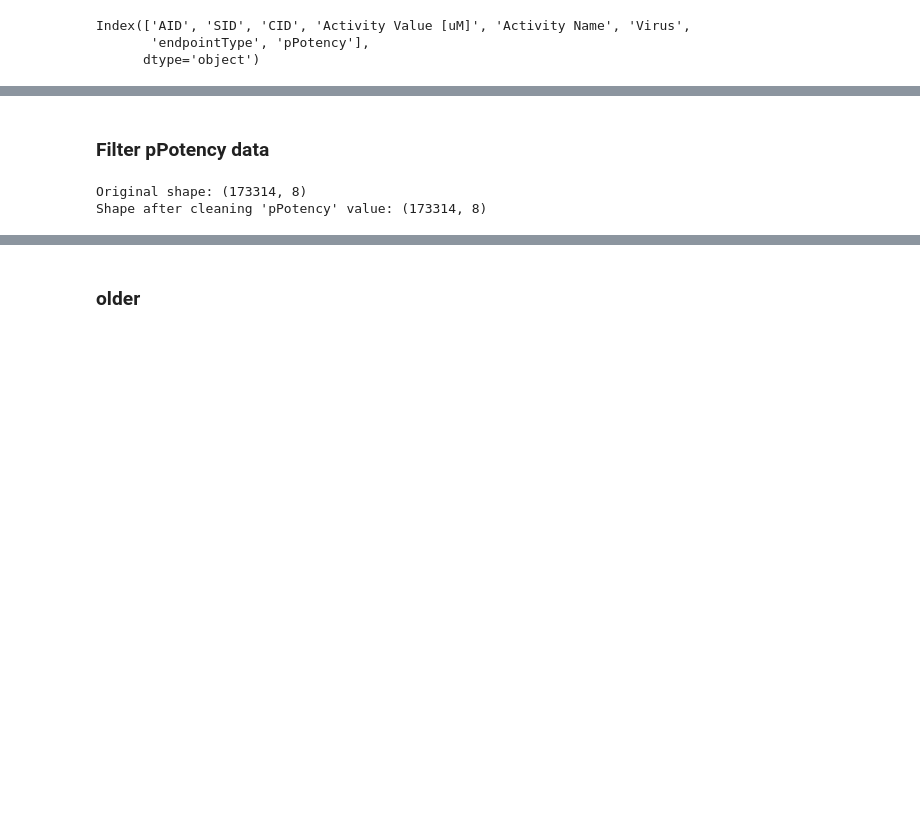
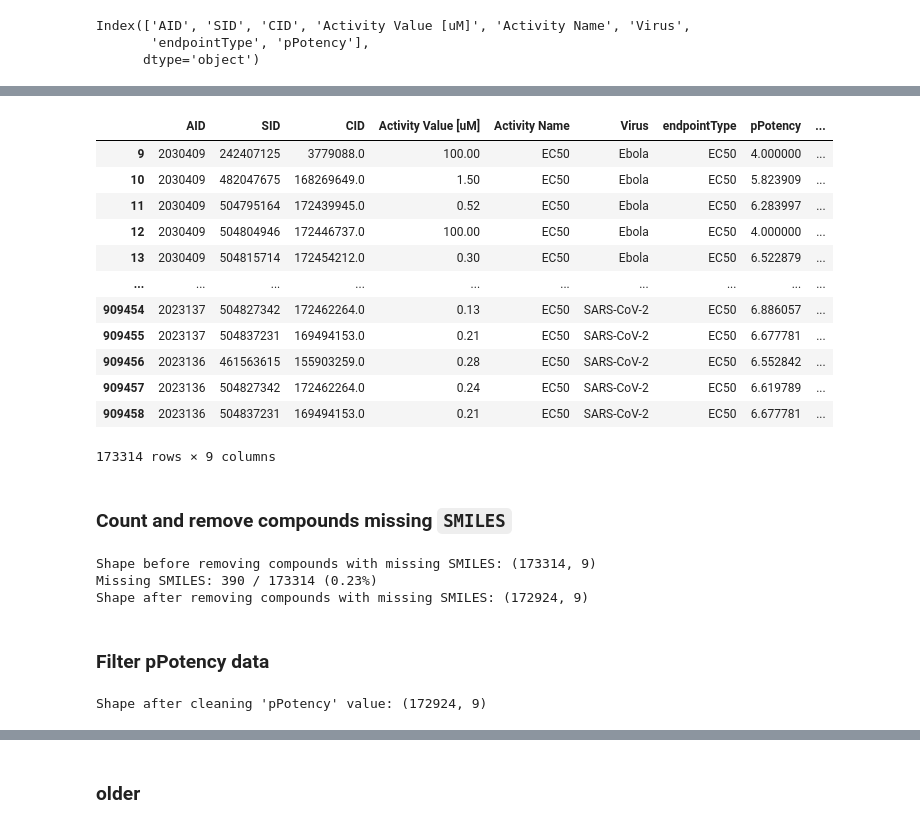
Before and after one commit to soumyadeepghosh35/DTRA_DrugDesign, a Jupyter notebook: DTRA_project_notebooks/Step1_chEMBL_virusData.ipynb, the cells around one changed output, grey strips where cells are left out. Drawn from its saved outputs; the diff is of its cells as text; code cells hidden in the pictures; blank space fills up the shorter version.

Commit message:
adding code to fetch pubchem bio-assay data

```diff
--- a/DTRA_project_notebooks/Step1_chEMBL_virusData.ipynb
+++ b/DTRA_project_notebooks/Step1_chEMBL_virusData.ipynb
@@ -1388,12 +1393,44 @@ RuntimeError: Sanity check failed: PubChem returned no SMILES for the test CIDs.
+# %%
+
+allVirus_pubchem_wSMILES
+# %% [output]
+|  | AID | SID | CID | Activity Value [uM] | Activity Name | Virus | endpointType | pPotency | ... |
+| 9 | 2030409 | 242407125 | 3779088.0 | 100.00 | EC50 | Ebola | EC50 | 4.000000 | ... |
+| 10 | 2030409 | 482047675 | 168269649.0 | 1.50 | EC50 | Ebola | EC50 | 5.823909 | ... |
+| 11 | 2030409 | 504795164 | 172439945.0 | 0.52 | EC50 | Ebola | EC50 | 6.283997 | ... |
+| 12 | 2030409 | 504804946 | 172446737.0 | 100.00 | EC50 | Ebola | EC50 | 4.000000 | ... |
+| 13 | 2030409 | 504815714 | 172454212.0 | 0.30 | EC50 | Ebola | EC50 | 6.522879 | ... |
+| ... | ... | ... | ... | ... | ... | ... | ... | ... | ... |
+| 909454 | 2023137 | 504827342 | 172462264.0 | 0.13 | EC50 | SARS-CoV-2 | EC50 | 6.886057 | ... |
+| 909455 | 2023137 | 504837231 | 169494153.0 | 0.21 | EC50 | SARS-CoV-2 | EC50 | 6.677781 | ... |
+| 909456 | 2023136 | 461563615 | 155903259.0 | 0.28 | EC50 | SARS-CoV-2 | EC50 | 6.552842 | ... |
+| 909457 | 2023136 | 504827342 | 172462264.0 | 0.24 | EC50 | SARS-CoV-2 | EC50 | 6.619789 | ... |
+| 909458 | 2023136 | 504837231 | 169494153.0 | 0.21 | EC50 | SARS-CoV-2 | EC50 | 6.677781 | ... |
+173314 rows × 9 columns
+# %% [markdown]
+### Count and remove compounds missing `SMILES`
+# %%
+allVirus_pubchem_wSMILES = allVirus_pubchem.copy()
+print(f"Shape before removing compounds with missing SMILES: {allVirus_pubchem_wSMILES.shape}")
+
+missingSmilesCount = allVirus_pubchem_wSMILES["smiles"].isna().sum()
+totalCount = len(allVirus_pubchem_wSMILES)
+missingSmilesPercent = (missingSmilesCount / totalCount) * 100 if totalCount else 0.0
+
+print(f"Missing SMILES: {missingSmilesCount} / {totalCount} ({missingSmilesPercent:.2f}%)")
+allVirus_pubchem_wSMILES = allVirus_pubchem_wSMILES.dropna(subset=["smiles"]).reset_index(drop=True)
+print(f"Shape after removing compounds with missing SMILES: {allVirus_pubchem_wSMILES.shape}")
+allVirus_pubchem_wSMILES.to_csv(os.path.join(modelBuildingDataDir, "allVirus_pubchem_wSMILES.csv"), index=False)
+# %% [output]
+Shape before removing compounds with missing SMILES: (173314, 9)
+Missing SMILES: 390 / 173314 (0.23%)
+Shape after removing compounds with missing SMILES: (172924, 9)
 # %% [markdown]
 ### Filter pPotency data
 # %%
-print("Original shape:", allVirus_pubchem.shape)
+allVirus_pubchem_wSMILES = allVirus_pubchem_wSMILES[allVirus_pubchem_wSMILES['pPotency'].notna()
+    & (allVirus_pubchem_wSMILES['pPotency'] > 0) & (allVirus_pubchem_wSMILES['pPotency'] < 12)]
 
-allVirus_pubchem = allVirus_pubchem[allVirus_pubchem['pPotency'].notna()
-    & (allVirus_pubchem['pPotency'] > 0) & (allVirus_pubchem['pPotency'] < 12)]
-
-print("Shape after cleaning 'pPotency' value:", allVirus_pubchem.shape)
+print("Shape after cleaning 'pPotency' value:", allVirus_pubchem_wSMILES.shape)
 # %% [output]
-Original shape: (173314, 8)
-Shape after cleaning 'pPotency' value: (173314, 8)
+Shape after cleaning 'pPotency' value: (172924, 9)
```
Also changed, not shown: parts of 3 cells of this notebook.
